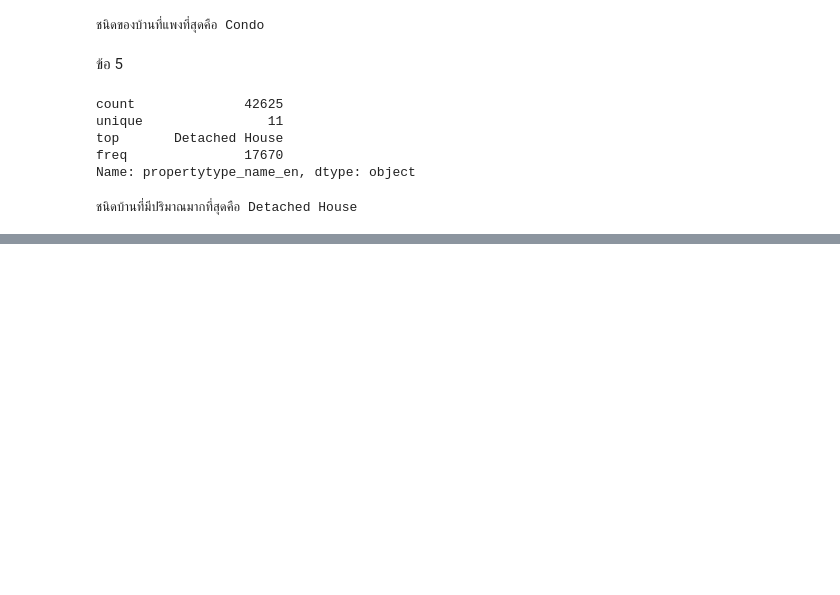
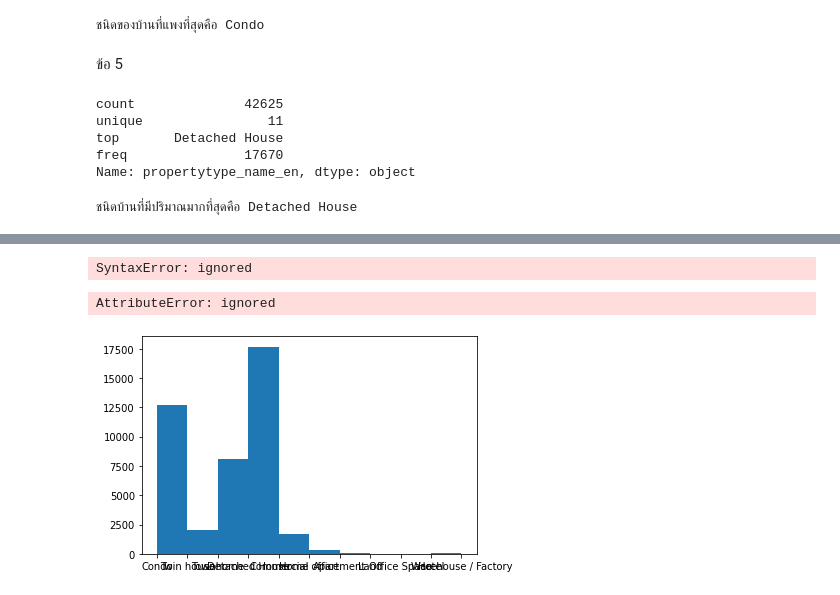
Before and after one commit to oilnutttt/BasicProg_DataViz65, a Jupyter notebook: Pandas_Dataframe.ipynb, the cells around one changed output, grey strips where cells are left out. Drawn from its saved outputs; the diff is of its cells as text; code cells hidden in the pictures; blank space fills up the shorter version.

```diff
--- a/Pandas_Dataframe.ipynb
+++ b/Pandas_Dataframe.ipynb
@@ -295,0 +304,10 @@ print(f'ชนิดบ้านที่มีปริมาณมากที
+# %%
+plt.boxplot(data1[data1] ['propertytype_name_th'] == 'บ้าน']['count_room_bed'].dropna() ,vert=False) #dropna() คือ ลบคำที่ว่างทิ้ง
+# %% [output]
+SyntaxError: ignored
+# %%
+plt.hist(data1['propertytype_name_en'])
+plt.xicks(rotation='vertical')
+# %% [output]
+AttributeError: ignored
+[figure, added]
```
Also changed, not shown: parts of 5 cells of this notebook.
